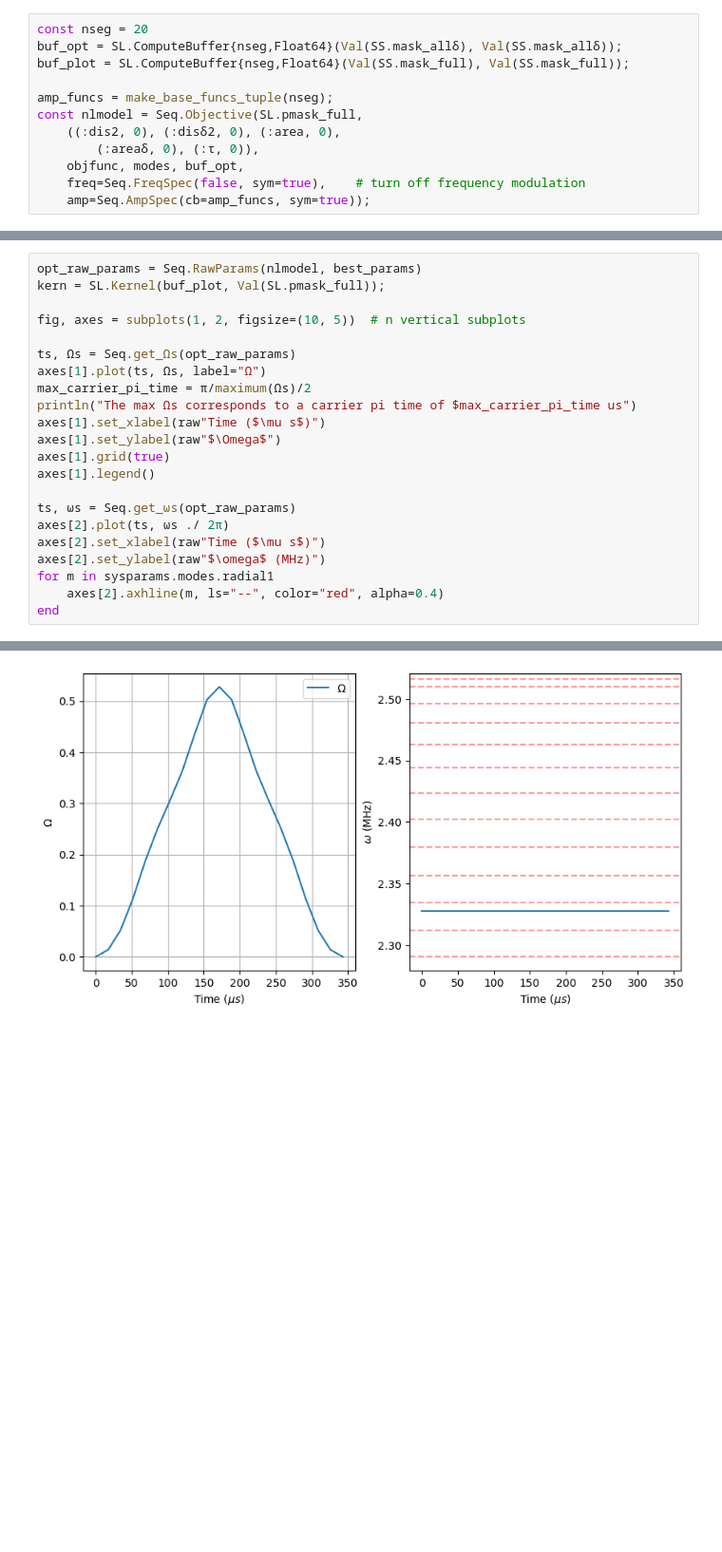
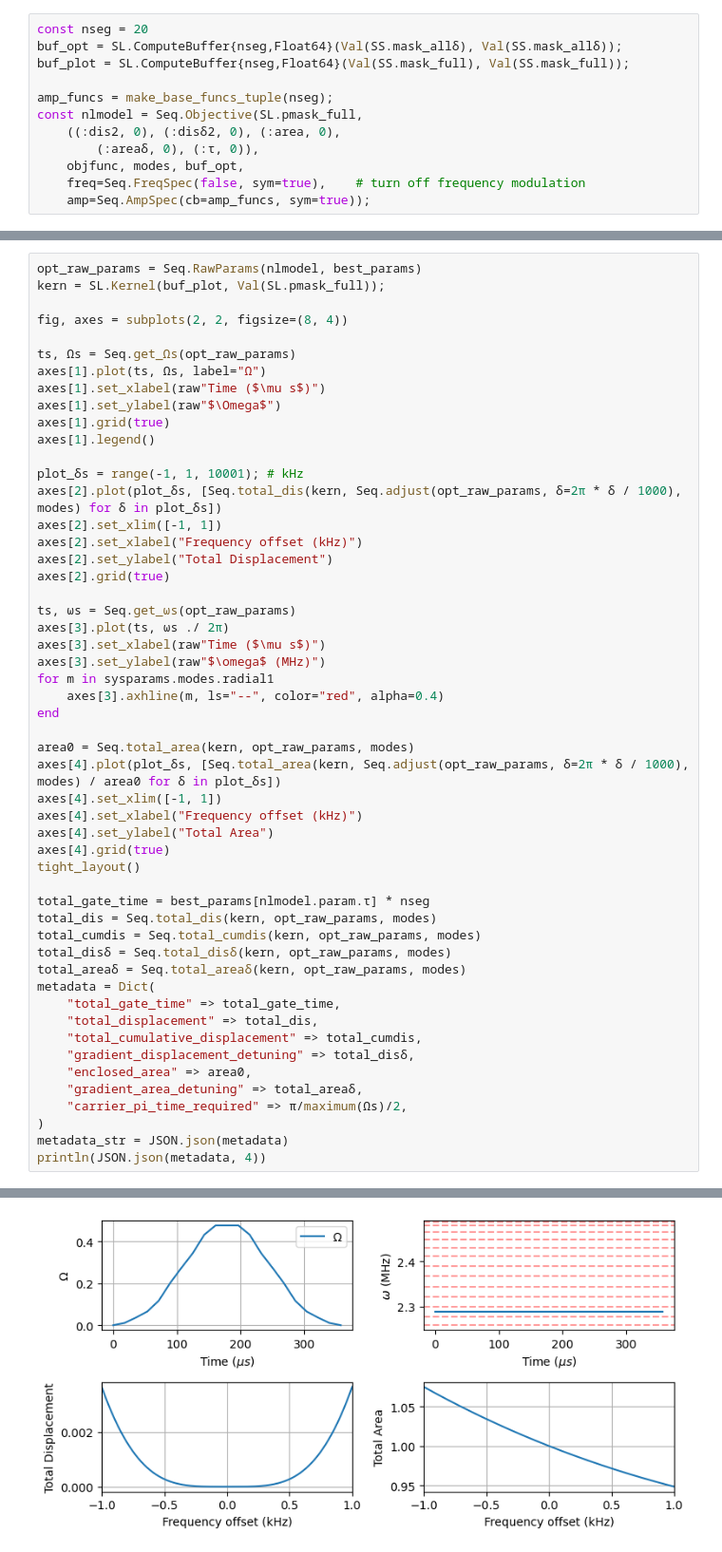
Before and after one commit to euriqa-brassboard/GoldGates.jl, a Jupyter notebook: notebooks/am_gates.ipynb, the cells around one changed output, grey strips where cells are left out. Shown at 95% size. Cells and saved outputs as stored; diff of their text form; blank space fills up the shorter version.

```diff
--- a/notebooks/am_gates.ipynb
+++ b/notebooks/am_gates.ipynb
@@ -179,22 +179,52 @@ end
 opt_raw_params = Seq.RawParams(nlmodel, best_params)
 kern = SL.Kernel(buf_plot, Val(SL.pmask_full));
 
-fig, axes = subplots(1, 2, figsize=(10, 5))  # n vertical subplots
+fig, axes = subplots(2, 2, figsize=(8, 4))
 
 ts, Ωs = Seq.get_Ωs(opt_raw_params)
 axes[1].plot(ts, Ωs, label="Ω")
-max_carrier_pi_time = π/maximum(Ωs)/2
-println("The max Ωs corresponds to a carrier pi time of $max_carrier_pi_time us")
 axes[1].set_xlabel(raw"Time ($\mu s$)")
 axes[1].set_ylabel(raw"$\Omega$")
 axes[1].grid(true)
 axes[1].legend()
 
+plot_δs = range(-1, 1, 10001); # kHz
+axes[2].plot(plot_δs, [Seq.total_dis(kern, Seq.adjust(opt_raw_params, δ=2π * δ / 1000), modes) for δ in plot_δs])
+axes[2].set_xlim([-1, 1])
+axes[2].set_xlabel("Frequency offset (kHz)")
+axes[2].set_ylabel("Total Displacement")
+axes[2].grid(true)
+
 ts, ωs = Seq.get_ωs(opt_raw_params)
-axes[2].plot(ts, ωs ./ 2π)
-axes[2].set_xlabel(raw"Time ($\mu s$)")
-axes[2].set_ylabel(raw"$\omega$ (MHz)")
+axes[3].plot(ts, ωs ./ 2π)
+axes[3].set_xlabel(raw"Time ($\mu s$)")
+axes[3].set_ylabel(raw"$\omega$ (MHz)")
 for m in sysparams.modes.radial1
-    axes[2].axhline(m, ls="--", color="red", alpha=0.4)
+    axes[3].axhline(m, ls="--", color="red", alpha=0.4)
 end
+
+area0 = Seq.total_area(kern, opt_raw_params, modes)
+axes[4].plot(plot_δs, [Seq.total_area(kern, Seq.adjust(opt_raw_params, δ=2π * δ / 1000), modes) / area0 for δ in plot_δs])
+axes[4].set_xlim([-1, 1])
+axes[4].set_xlabel("Frequency offset (kHz)")
+axes[4].set_ylabel("Total Area")
+axes[4].grid(true)
+tight_layout()
+
+total_gate_time = best_params[nlmodel.param.τ] * nseg
+total_dis = Seq.total_dis(kern, opt_raw_params, modes)
+total_cumdis = Seq.total_cumdis(kern, opt_raw_params, modes)
+total_disδ = Seq.total_disδ(kern, opt_raw_params, modes)
+total_areaδ = Seq.total_areaδ(kern, opt_raw_params, modes)
+metadata = Dict(
+    "total_gate_time" => total_gate_time,
+    "total_displacement" => total_dis,
+    "total_cumulative_displacement" => total_cumdis,
+    "gradient_displacement_detuning" => total_disδ,
+    "enclosed_area" => area0,
+    "gradient_area_detuning" => total_areaδ,
+    "carrier_pi_time_required" => π/maximum(Ωs)/2,
+)
+metadata_str = JSON.json(metadata)
+println(JSON.json(metadata, 4))
 # %% [output]
@@ -202 +240 @@ The max Ωs corresponds to a carrier pi time of 2.976094178647094 us
-[figure, old version]
+[figure, new version]
```
Also changed, not shown: parts of 8 cells of this notebook, 1 other file.
